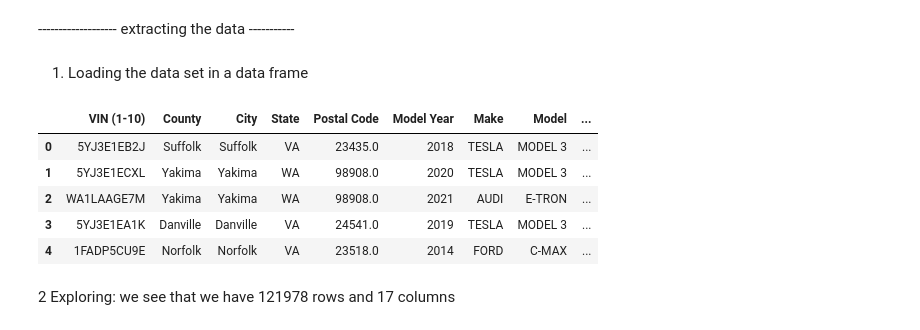
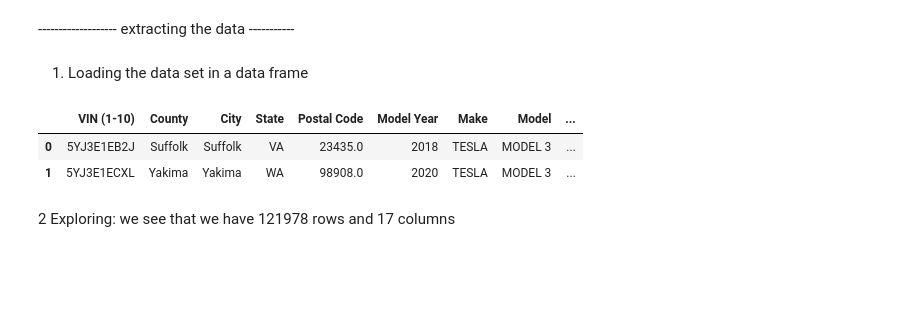
Before and after one commit to hicranA/partsUnlimitedDW, a Jupyter notebook: etl_ev_car_population.ipynb, the cells around one changed output. Saved outputs shown, nothing was run; the diff lists cells and outputs as text; code cells hidden in the pictures; blank space fills up the shorter version.

```diff
--- a/etl_ev_car_population.ipynb
+++ b/etl_ev_car_population.ipynb
@@ -40,14 +57,11 @@ import  pandas as pd
 1. Loading the data set in a data frame
 # %%
 ev_pop = pd.read_csv('data/Electric_Vehicle_Population_Data.csv')
-ev_pop.head(5)
+ev_pop.head(2)
 # %% [output]
 |  | VIN (1-10) | County | City | State | Postal Code | Model Year | Make | Model | ... |
 | 0 | 5YJ3E1EB2J | Suffolk | Suffolk | VA | 23435.0 | 2018 | TESLA | MODEL 3 | ... |
 | 1 | 5YJ3E1ECXL | Yakima | Yakima | WA | 98908.0 | 2020 | TESLA | MODEL 3 | ... |
-| 2 | WA1LAAGE7M | Yakima | Yakima | WA | 98908.0 | 2021 | AUDI | E-TRON | ... |
-| 3 | 5YJ3E1EA1K | Danville | Danville | VA | 24541.0 | 2019 | TESLA | MODEL 3 | ... |
-| 4 | 1FADP5CU9E | Norfolk | Norfolk | VA | 23518.0 | 2014 | FORD | C-MAX | ... |
 # %% [markdown]
 2 Exploring: we see that we have 121978 rows  and 17 columns
 # %%
```
Also changed, not shown: parts of 92 cells of this notebook.
